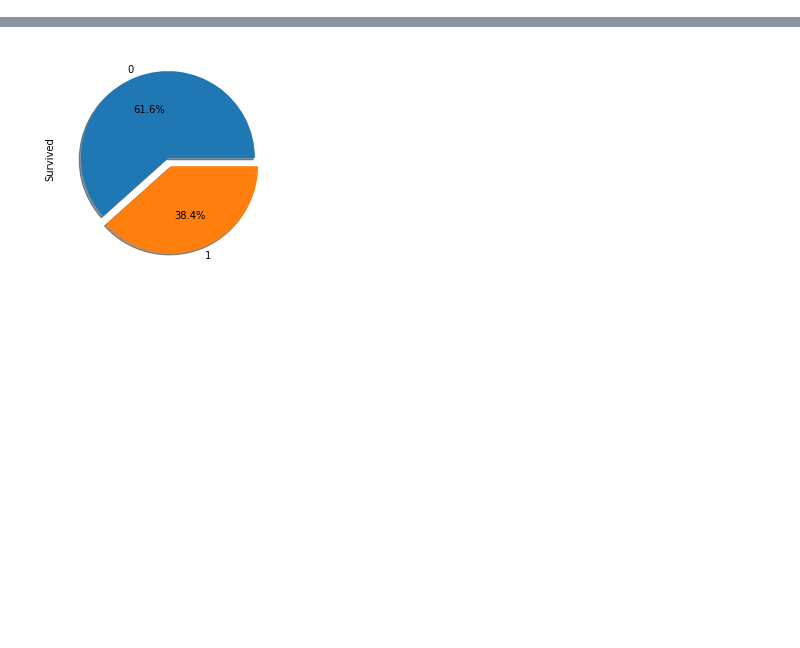
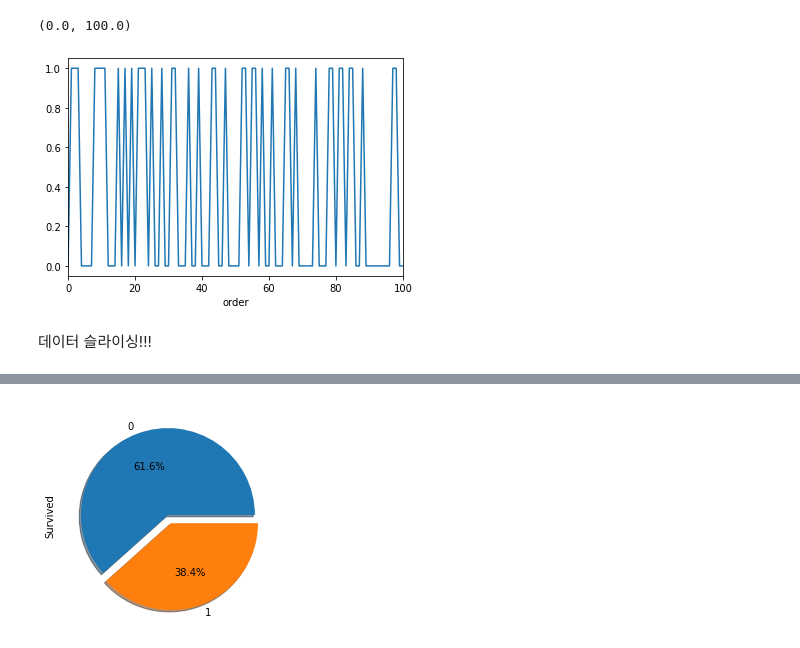
Before and after one commit to LeeJSmasw/Data_Science, a Jupyter notebook: titanic/titanic_eda1.ipynb, the cells around one changed output, grey strips where cells are left out. Saved outputs shown, nothing was run; the diff lists cells and outputs as text; code cells hidden in the pictures; blank space fills up the shorter version.

```diff
--- a/titanic/titanic_eda1.ipynb
+++ b/titanic/titanic_eda1.ipynb
@@ -71,0 +81,10 @@ dtype: int64
+# %%
+plt.plot(data.iloc[:,0],scalex=False)
+plt.xlabel('order')
+plt.xlim([0, 100])
+#x를 따로 지정해주지 않아서 인덱스가 x가 됨 ,y는 서바이벌 0or 1임을 알수 있음..ㅎ
+# %% [output]
+(0.0, 100.0)
+[figure, added]
+# %% [markdown]
+데이터 슬라이싱!!!
```
Also changed, not shown: parts of 31 cells of this notebook.
